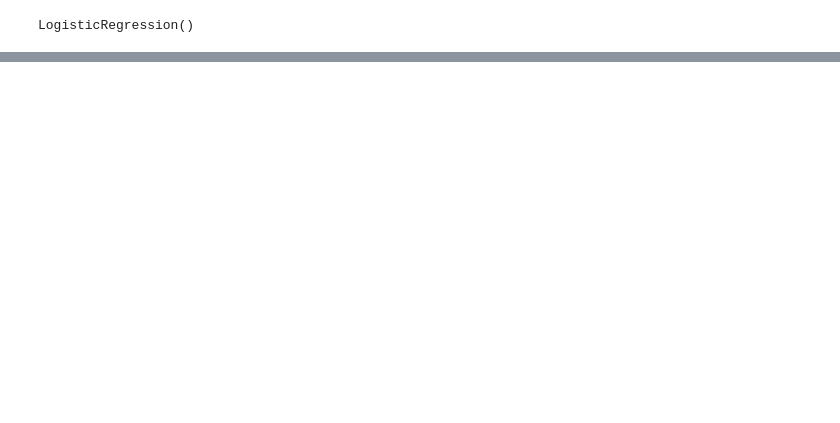
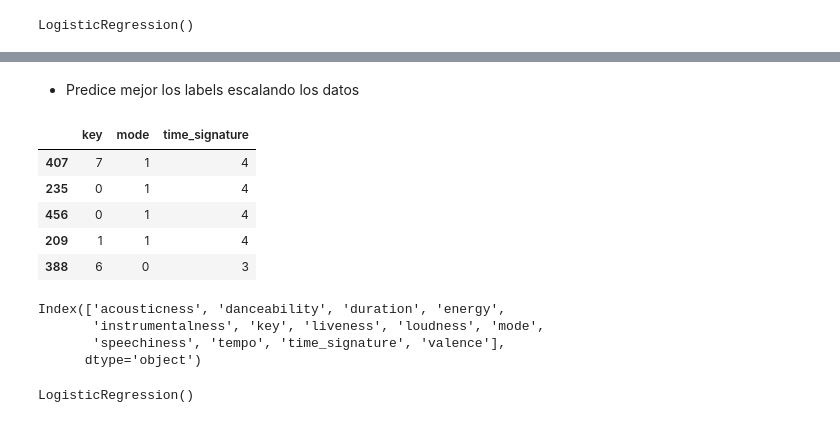
Before and after one commit to manoloacademia/CEIA_Analisis_de_datos, a Jupyter notebook: practica_final/analysis_spotify.ipynb, the cells around one changed output, grey strips where cells are left out. Saved outputs shown, nothing was run; the diff lists cells and outputs as text; code cells hidden in the pictures; blank space fills up the shorter version.

Commit message:
Se analiza regresión logística

```diff
--- a/practica_final/analysis_spotify.ipynb
+++ b/practica_final/analysis_spotify.ipynb
@@ -375,10 +388,5 @@ Test shape: (226, 13) (226,)
 log_reg = LogisticRegression() # usamos un modelo por default
 # %%
 # Vamos a usar todos los features numéricos para entrenar
-""" Recordando:
-numericas = ['acousticness', 'danceability', 'duration', 'energy', 'instrumentalness','liveness',
-            'loudness', 'speechiness', 'tempo', 'valence']
-categoricas = ['key', 'mode', 'time_signature']
-"""
 X_train_num = X_train[numericas]
 X_test_num = X_test[numericas]
@@ -411,0 +463,25 @@ weighted avg       0.75      0.75      0.75       226
+# %% [markdown]
+- Predice mejor los labels escalando los datos
+# %%
+# Vamos a analizar usando también los features categóricos
+X_train[categoricas].head()
+# %% [output]
+|  | key | mode | time_signature |
+| 407 | 7 | 1 | 4 |
+| 235 | 0 | 1 | 4 |
+| 456 | 0 | 1 | 4 |
+| 209 | 1 | 1 | 4 |
+| 388 | 6 | 0 | 3 |
+# %%
+X_train.columns
+# %% [output]
+Index(['acousticness', 'danceability', 'duration', 'energy',
+       'instrumentalness', 'key', 'liveness', 'loudness', 'mode',
+       'speechiness', 'tempo', 'time_signature', 'valence'],
+      dtype='object')
+# %%
+# Si pasamos todos los features sin escalar los numéricos al modelo de regresión logística
+log_reg_raw = LogisticRegression()
+log_reg_raw.fit(X_train, y_train)
+# %% [output]
+LogisticRegression()
```
Also changed, not shown: parts of 18 cells of this notebook.
